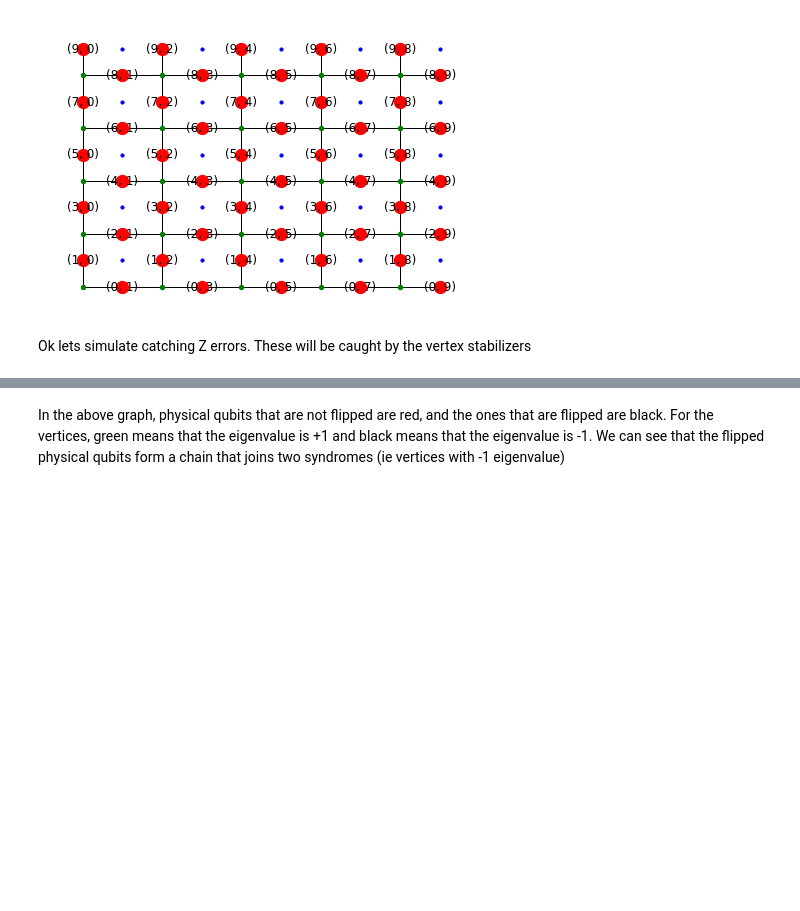
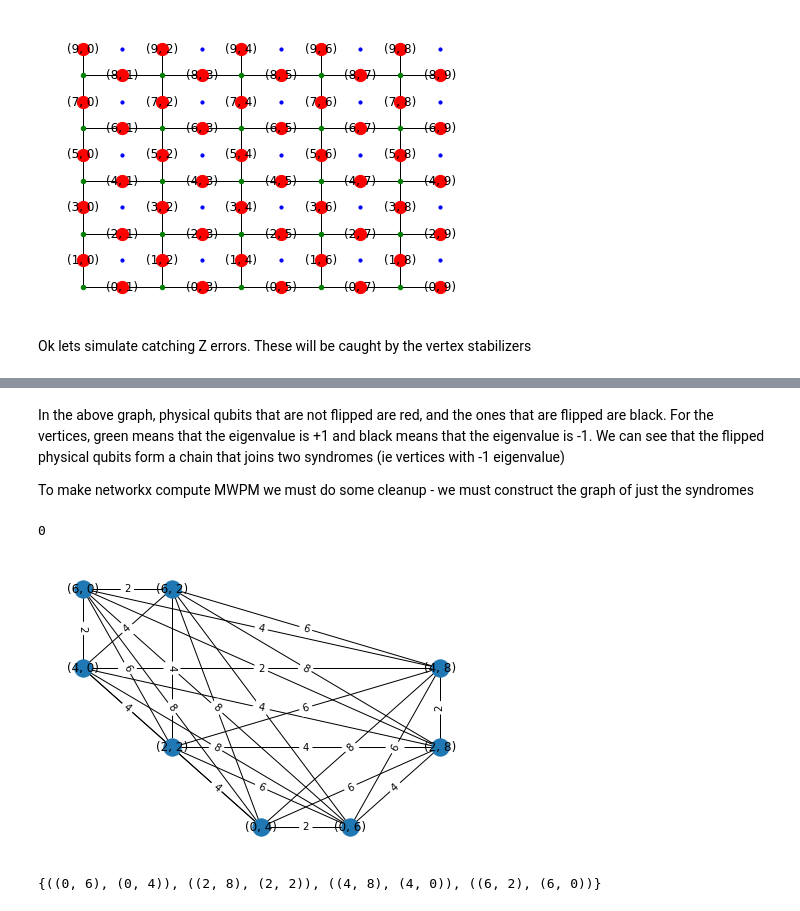
Before and after one commit to Acceleraizer/PHY160fp-topoQEC, a Jupyter notebook: sim.ipynb, the cells around one changed output, grey strips where cells are left out. Drawn from its saved outputs; the diff is of its cells as text; code cells hidden in the pictures; blank space fills up the shorter version.

```diff
--- a/sim.ipynb
+++ b/sim.ipynb
@@ -71,2 +71,25 @@ nx.draw(lattice_vertex, pos=pos, node_color=colour_vertices, node_size=50)
 # %% [markdown]
 In the above graph, physical qubits that are not flipped are red, and the ones that are flipped are black. For the vertices, green means that the eigenvalue is +1 and black means that the eigenvalue is -1. We can see that the flipped physical qubits form a chain that joins two syndromes (ie vertices with -1 eigenvalue)
+
+To make networkx compute MWPM we must do some cleanup - we must construct the graph of just the syndromes
+# %%
+def weight(p1, p2, l):
+    r1, c1 = p1
+    r2, c2 = p2
+    return min(abs(r1-r2), 2*l-abs(r1-r2)) + min(abs(c1-c2), 2*l-abs(c1-c2))
+
+syndromes = [q for q in lattice_vertex if vertex_coordinates[q] == -1]
+syndrome_edges = [(p1, p2, {'weight': weight(p1,p2, l)}) for i,p1 in enumerate(syndromes) for j,p2 in enumerate(syndromes) if i>j]
+syndrome_G = nx.Graph()
+syndrome_G.add_nodes_from(syndromes)
+syndrome_G.add_edges_from(syndrome_edges)
+nx.draw(syndrome_G, pos=pos, with_labels=True)
+nx.draw_networkx_edge_labels(syndrome_G, pos=pos, edge_labels=nx.get_edge_attributes(syndrome_G,'weight'))
+0
+# %% [output]
+0
+[figure, added]
+# %%
+nx.min_weight_matching(syndrome_G, weight='weight')
+# %% [output]
+{((0, 6), (0, 4)), ((2, 8), (2, 2)), ((4, 8), (4, 0)), ((6, 2), (6, 0))}
```
Also changed, not shown: parts of 2 cells of this notebook.
